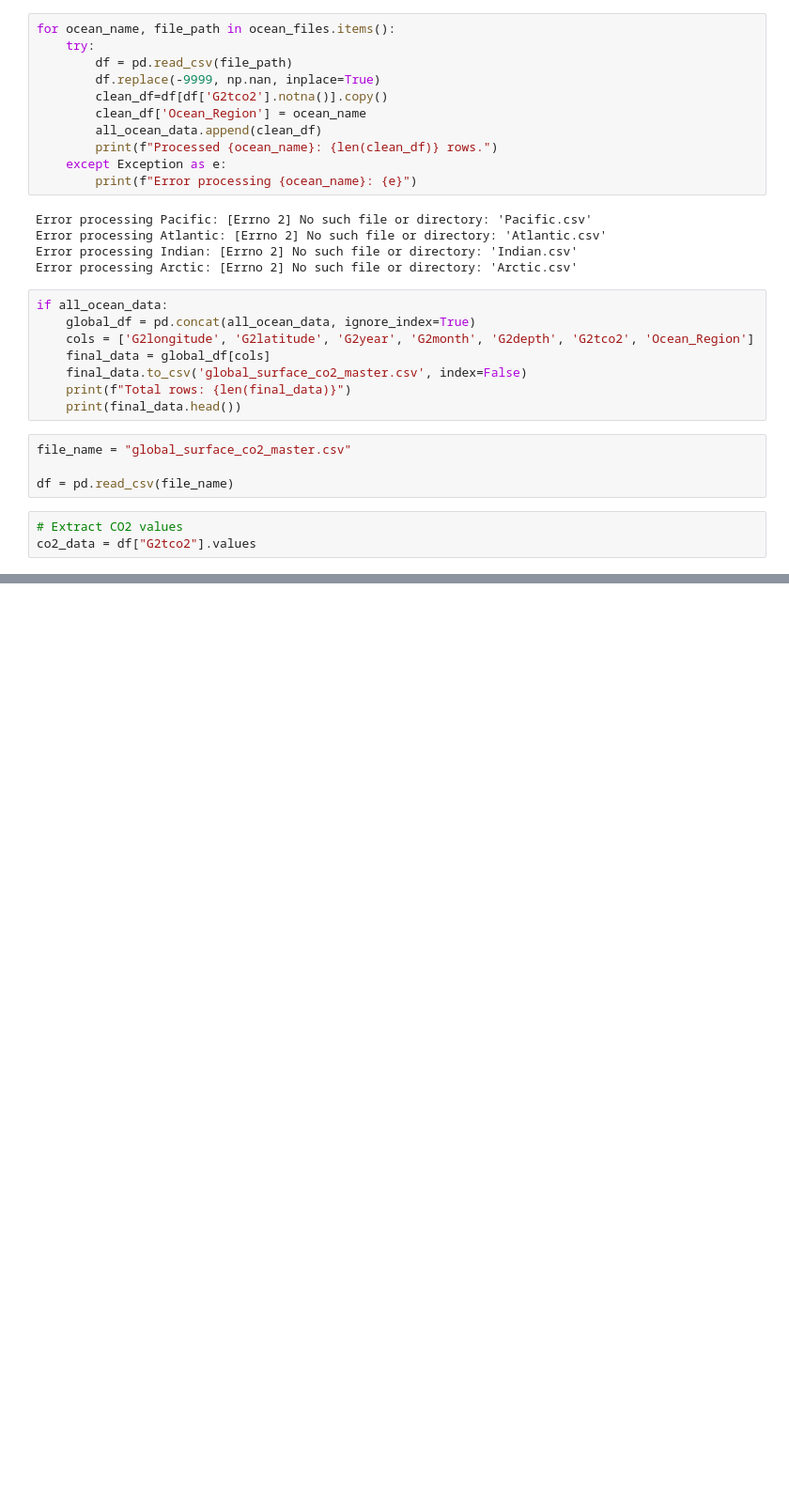
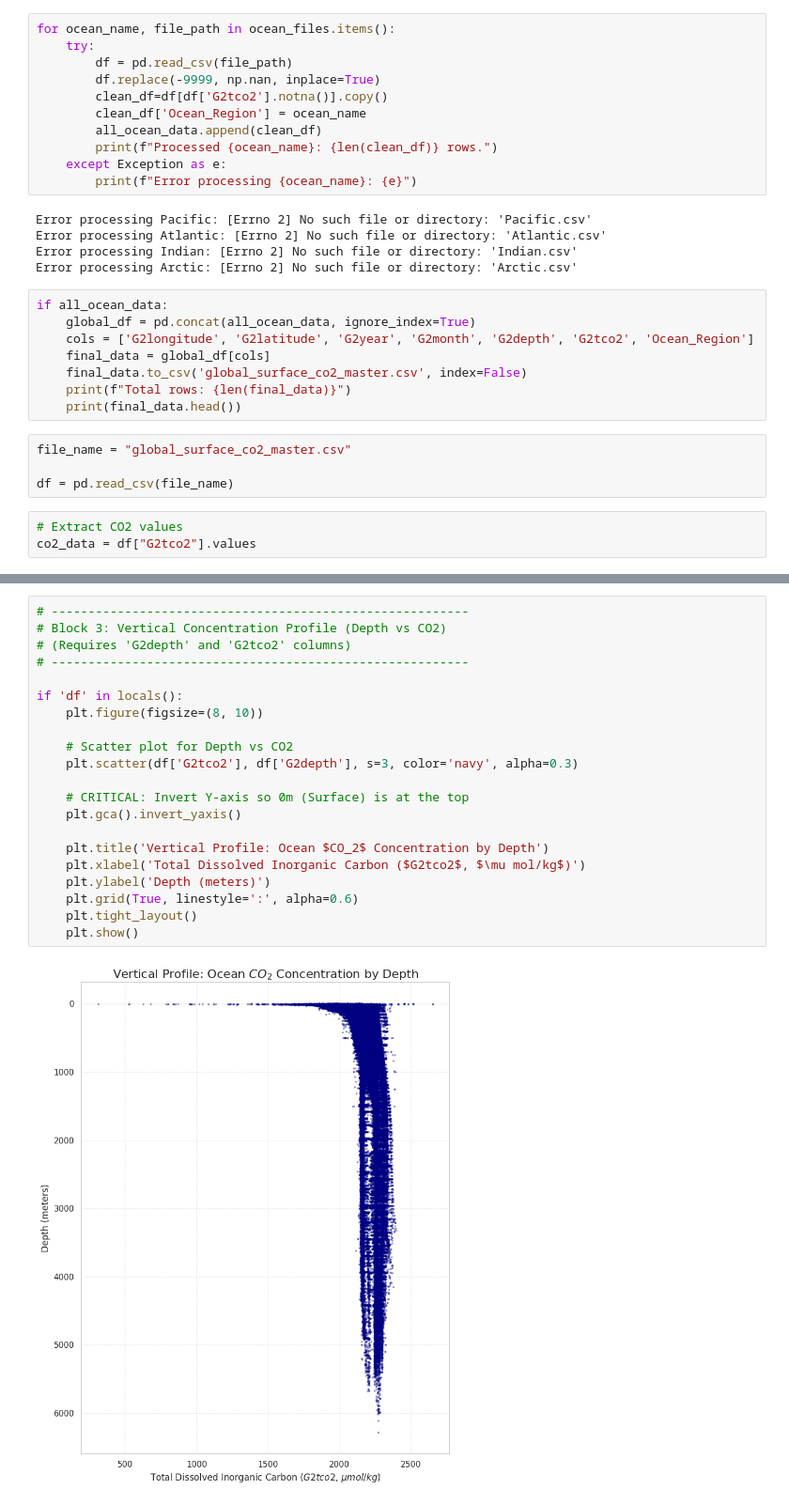
Before and after one commit to JBorean11/EMSC2010-GroupW5-PP, a Jupyter notebook: EMSC2010_PrecipitationPirates_W5.ipynb, the cells around one changed output, grey strips where cells are left out. Shown at 94% size. Cells and saved outputs as stored; diff of their text form; blank space fills up the shorter version.

```diff
--- a/EMSC2010_PrecipitationPirates_W5.ipynb
+++ b/EMSC2010_PrecipitationPirates_W5.ipynb
@@ -104,0 +177,23 @@ Mean estimate: 2171.321725736818
+# %%
+# ---------------------------------------------------------
+# Block 3: Vertical Concentration Profile (Depth vs CO2)
+# (Requires 'G2depth' and 'G2tco2' columns)
+# ---------------------------------------------------------
+
+if 'df' in locals():
+    plt.figure(figsize=(8, 10))
+
+    # Scatter plot for Depth vs CO2
+    plt.scatter(df['G2tco2'], df['G2depth'], s=3, color='navy', alpha=0.3)
+
+    # CRITICAL: Invert Y-axis so 0m (Surface) is at the top
+    plt.gca().invert_yaxis()
+
+    plt.title('Vertical Profile: Ocean $CO_2$ Concentration by Depth')
+    plt.xlabel('Total Dissolved Inorganic Carbon ($G2tco2$, $\mu mol/kg$)')
+    plt.ylabel('Depth (meters)')
+    plt.grid(True, linestyle=':', alpha=0.6)
+    plt.tight_layout()
+    plt.show()
+# %% [output]
+[figure, added]
```
Also changed, not shown: parts of 6 cells of this notebook.
